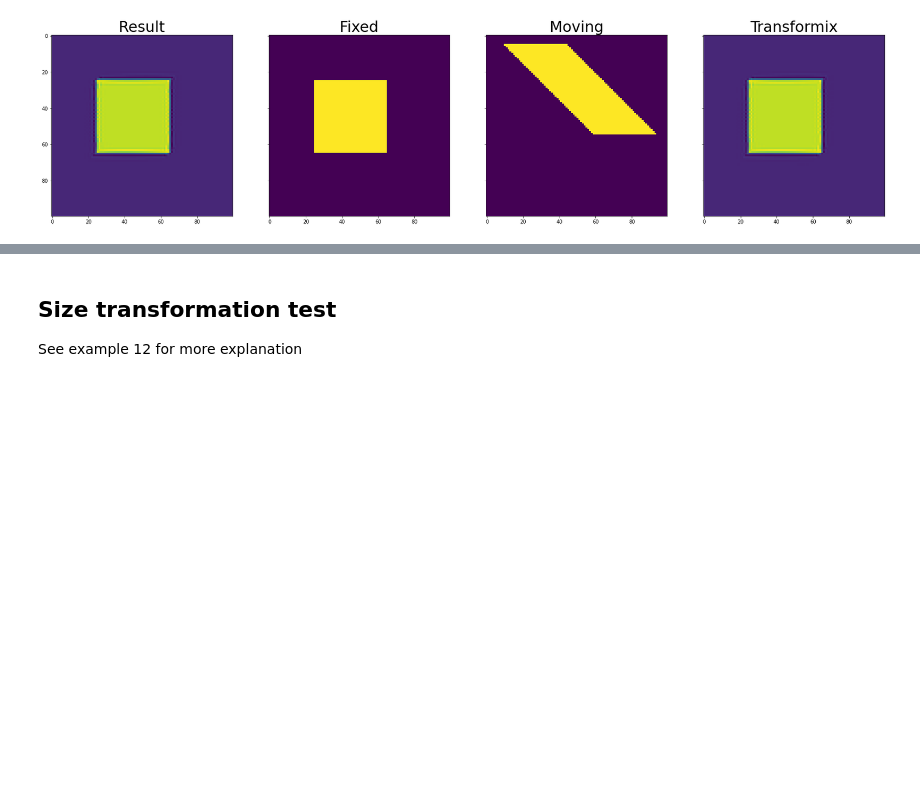
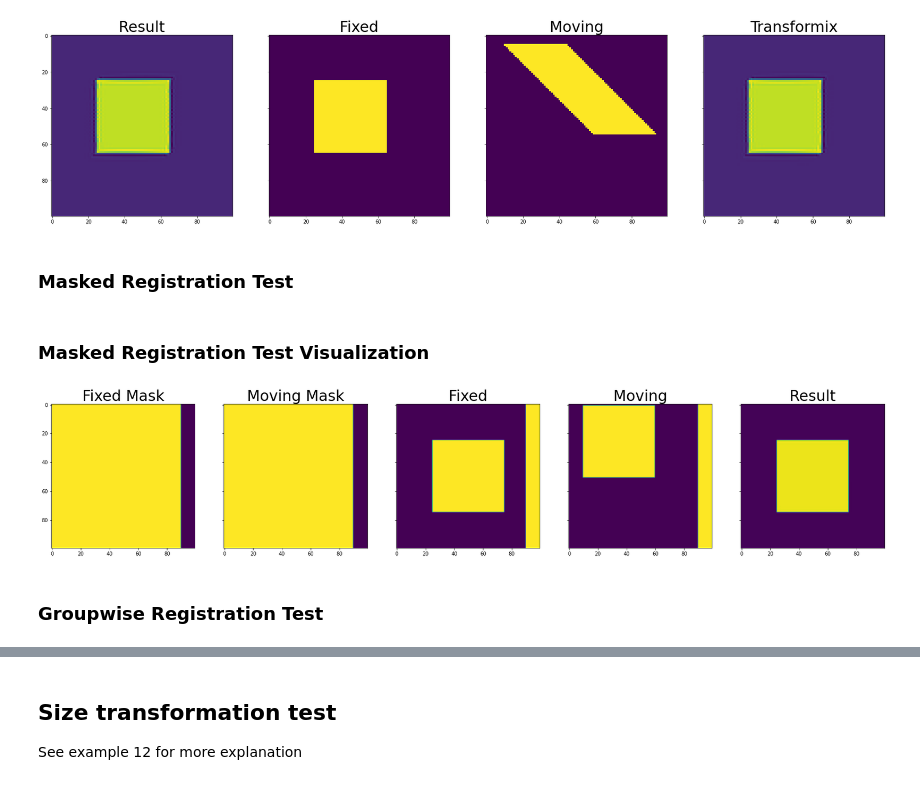
Before and after one commit to InsightSoftwareConsortium/ITKElastix, a Jupyter notebook: examples/ITK_UnitTestExample_ElastixRegistration.ipynb, the cells around one changed output, grey strips where cells are left out. Drawn from its saved outputs; the diff is of its cells as text; code cells hidden in the pictures; blank space fills up the shorter version.

```diff
--- a/examples/ITK_UnitTestExample_ElastixRegistration.ipynb
+++ b/examples/ITK_UnitTestExample_ElastixRegistration.ipynb
@@ -157,3 +164,55 @@ axs[3].set_title('Transformix', fontsize=30)
 plt.show()
 # %% [output]
 [figure]
+# %% [markdown]
+### Masked Registration Test
+# %%
+# Create rigid transformed test images
+fixed_image = imageGenerator(25,75,25,75)
+moving_image = imageGenerator(1,51,10,60)
+
+# Create artefact on images
+fixed_image[:,-10:] = 1
+moving_image[:,-10:] = 1
+
+# Create mask for artefact
+fixed_mask = maskGenerator(0,100, 0, 90)
+moving_mask = maskGenerator(0,100, 0, 90)
+
+fixed_mask = itk.image_view_from_array(fixed_mask)
+moving_mask = itk.image_view_from_array(moving_mask)
+
+# Import Default Parameter Map
+parameter_object = itk.ParameterObject.New()
+default_rigid_parameter_map = parameter_object.GetDefaultParameterMap('rigid')
+parameter_object.AddParameterMap(default_rigid_parameter_map)
+
+# Call registration function
+result_image, result_transform_parameters = itk.elastix_registration_method(
+    fixed_image, moving_image,
+    fixed_mask=fixed_mask,
+    moving_mask=moving_mask,
+    parameter_object=parameter_object)
+# %% [markdown]
+### Masked Registration Test Visualization
+# %%
+%matplotlib inline
+
+# Plot images
+fig, axs = plt.subplots(1,5, sharey=True, figsize=[30,30])
+plt.figsize=[100,100]
+axs[0].imshow(fixed_mask)
+axs[0].set_title('Fixed Mask', fontsize=30)
+axs[1].imshow(moving_mask)
+axs[1].set_title('Moving Mask', fontsize=30)
+axs[2].imshow(fixed_image)
+axs[2].set_title('Fixed', fontsize=30)
+axs[3].imshow(moving_image)
+axs[3].set_title('Moving', fontsize=30)
+axs[4].imshow(result_image)
+axs[4].set_title('Result', fontsize=30)
+plt.show()
+# %% [output]
+[figure, added]
+# %% [markdown]
+### Groupwise Registration Test
```
Also changed, not shown: parts of 4 cells of this notebook, 4 other files.
